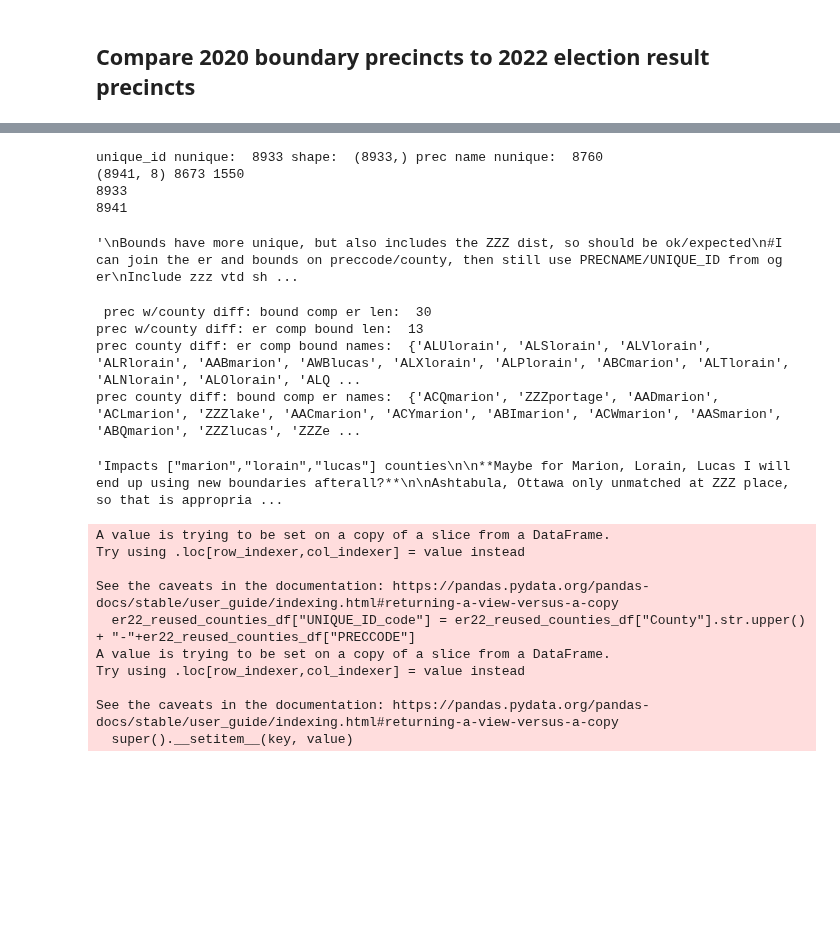
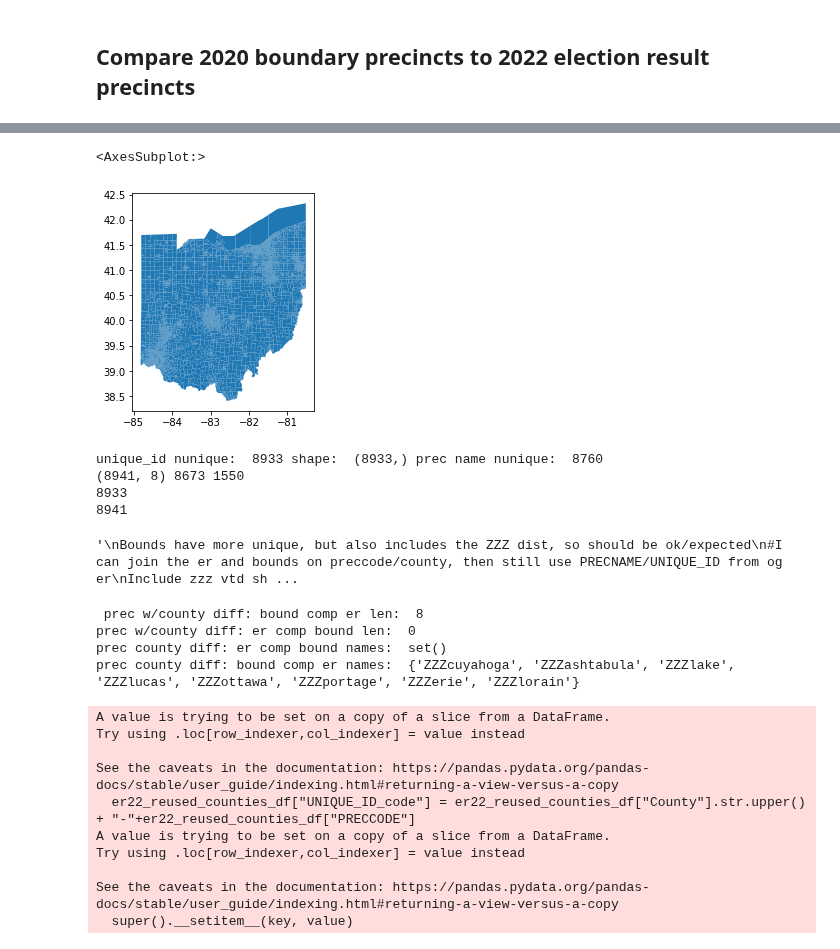
Before and after one commit to nonpartisan-redistricting-datahub/pber_collection, a Jupyter notebook: OH/2022/oh_boundaries_prec_matching.ipynb, the cells around one changed output, grey strips where cells are left out. Saved outputs shown, nothing was run; the diff lists cells and outputs as text; code cells hidden in the pictures; blank space fills up the shorter version.

```diff
--- a/OH/2022/oh_boundaries_prec_matching.ipynb
+++ b/OH/2022/oh_boundaries_prec_matching.ipynb
@@ -133,3 +162,8 @@ assert set(er22["County"].str.lower())-set(bound20rdh['COUNTYNM']) == set()
+# %%
+bound20rdh[bound20rdh["COUNTYNM"].str.upper()!="LUCAS"].plot()
+# %% [output]
+<AxesSubplot:>
+[figure, added]
 # %%
 #Considering 2020/2022 comparison some more
 print("unique_id nunique: ",er22["UNIQUE_ID"].nunique() ,"shape: ", er22["UNIQUE_ID"].shape, "prec name nunique: ", er22["PRECNAME"].nunique())
@@ -166,21 +200,11 @@ print("\n prec w/county diff: bound comp er len: ", len(set(bound20_reused_count
 print("prec w/county diff: er comp bound len: ", len(set(er22_reused_counties_df["PRECCODE"]+er22_reused_counties_df["County"].str.lower())-set(bound20_reused_counties_gdf["PRECINCT20"]+bound20_reused_counties_gdf["COUNTYNM"])))
 print("prec county diff: er comp bound names: ", set(er22_reused_counties_df["PRECCODE"]+er22_reused_counties_df["County"].str.lower())-set(bound20_reused_counties_gdf["PRECINCT20"]+bound20_reused_counties_gdf["COUNTYNM"]))
 print("prec county diff: bound comp er names: ", set(bound20_reused_counties_gdf["PRECINCT20"]+bound20_reused_counties_gdf["COUNTYNM"].str.lower())-set(er22_reused_counties_df["PRECCODE"]+er22_reused_counties_df["County"].str.lower()))
-
-'''Impacts ["marion","lorain","lucas"] counties
-
-**Maybe for Marion, Lorain, Lucas I will end up using new boundaries afterall?**
-
-Ashtabula, Ottawa only unmatched at ZZZ place, so that is appropriate to keep.
-
-Montgomery, Stark not showing up as an issue post-merge?
-'''
 # %% [output]
- prec w/county diff: bound comp er len:  30
-prec w/county diff: er comp bound len:  13
-prec county diff: er comp bound names:  {'ALUlorain', 'ALSlorain', 'ALVlorain', 'ALRlorain', 'AABmarion', 'AWBlucas', 'ALXlorain', 'ALPlorain', 'ABCmarion', 'ALTlorain', 'ALNlorain', 'ALOlorain', 'ALQ ...
-prec county diff: bound comp er names:  {'ACQmarion', 'ZZZportage', 'AADmarion', 'ACLmarion', 'ZZZlake', 'AACmarion', 'ACYmarion', 'ABImarion', 'ACWmarion', 'AASmarion', 'ABQmarion', 'ZZZlucas', 'ZZZe ...
+ prec w/county diff: bound comp er len:  8
+prec w/county diff: er comp bound len:  0
+prec county diff: er comp bound names:  set()
+prec county diff: bound comp er names:  {'ZZZcuyahoga', 'ZZZashtabula', 'ZZZlake', 'ZZZlucas', 'ZZZottawa', 'ZZZportage', 'ZZZerie', 'ZZZlorain'}
-'Impacts ["marion","lorain","lucas"] counties\n\n**Maybe for Marion, Lorain, Lucas I will end up using new boundaries afterall?**\n\nAshtabula, Ottawa only unmatched at ZZZ place, so that is appropria ...
 # %%
 #Create common column to join on
 er22_reused_counties_df["UNIQUE_ID_code"] = er22_reused_counties_df["County"].str.upper() + "-"+er22_reused_counties_df["PRECCODE"]
```
Also changed, not shown: parts of 88 cells of this notebook.
